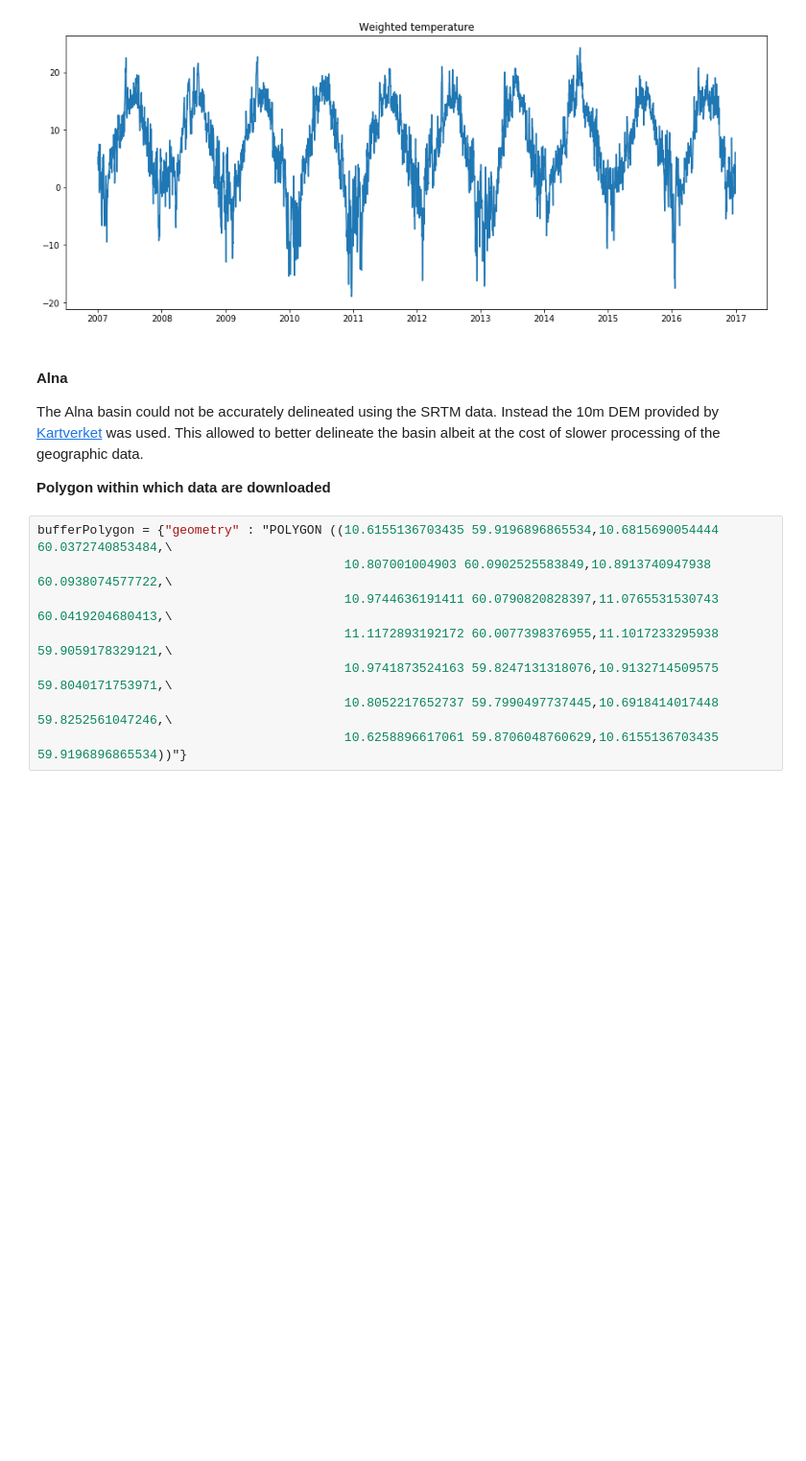
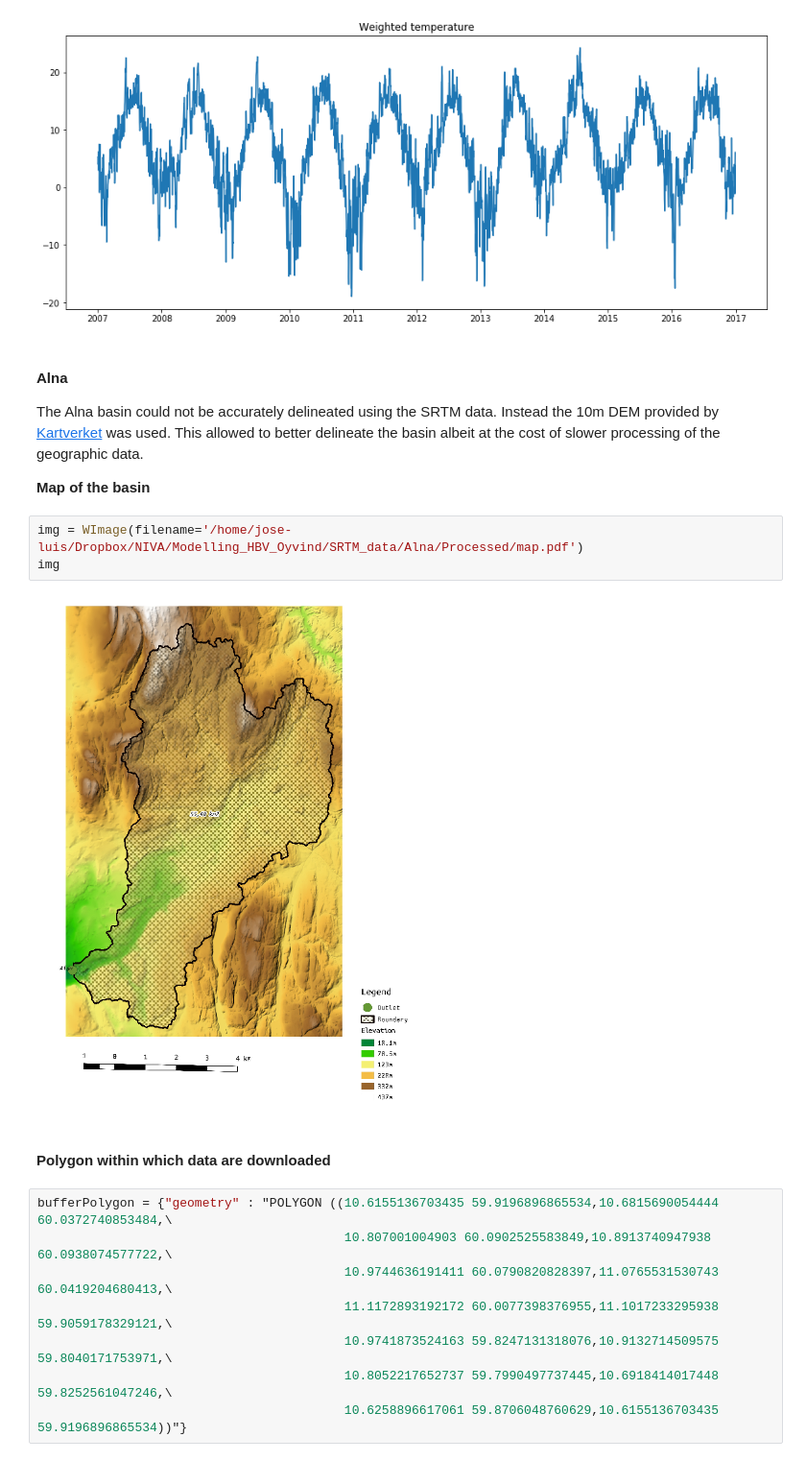
Before and after one commit to Lecheps/HBV_modelling, a Jupyter notebook: HBV_Alna_Storelva.ipynb, the cells around one changed output. Shown at 96% size. Saved outputs shown, nothing was run; the diff lists cells and outputs as text; blank space fills up the shorter version.

Commit message:
Added basin image for Alna

```diff
--- a/HBV_Alna_Storelva.ipynb
+++ b/HBV_Alna_Storelva.ipynb
@@ -400,7 +401,14 @@ plt.show()
 
 The Alna basin could not be accurately delineated using the SRTM data. Instead the 10m DEM provided by [Kartverket](https://kartkatalog.geonorge.no/search) was used. This allowed to better delineate the basin albeit at the cost of slower processing of the geographic data.
 
-**Polygon within which data are downloaded**
+**Map of the basin**
+# %%
+img = WImage(filename='/home/jose-luis/Dropbox/NIVA/Modelling_HBV_Oyvind/SRTM_data/Alna/Processed/map.pdf')
+img
+# %% [output]
+[figure, added]
+# %% [markdown]
+**Polygon within which data are downloaded**
 # %%
 bufferPolygon = {"geometry" : "POLYGON ((10.6155136703435 59.9196896865534,10.6815690054444 60.0372740853484,\
                                          10.807001004903 60.0902525583849,10.8913740947938 60.0938074577722,\
```
Also changed, not shown: parts of 1 cell of this notebook.
